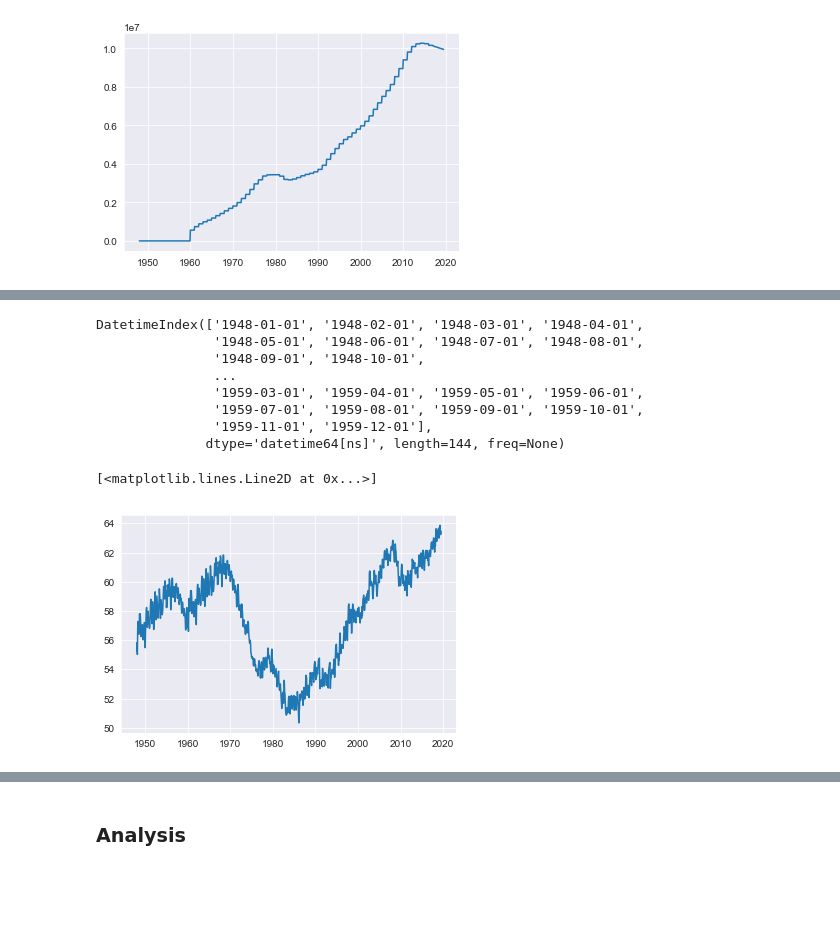
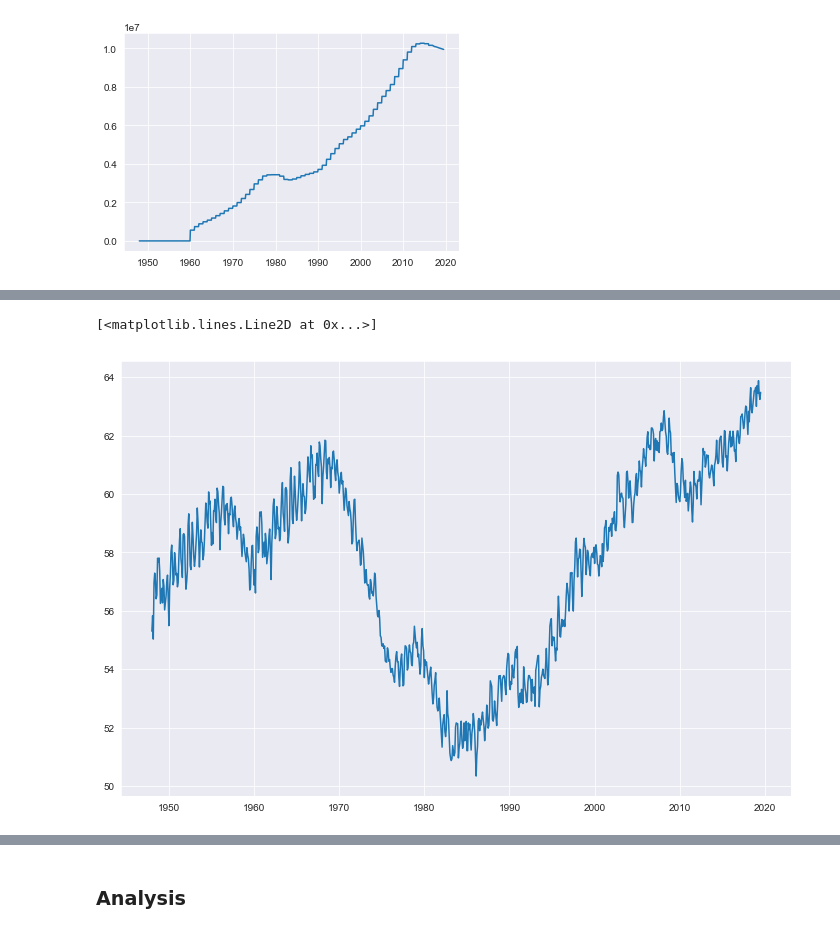
Before and after one commit to zapatos24/Employment_Prediction_LSTM_NN, a Jupyter notebook: mod_7_project.ipynb, the cells around one changed output, grey strips where cells are left out. Cells and saved outputs as stored; diff of their text form; code cells hidden in the pictures; blank space fills up the shorter version.

```diff
--- a/mod_7_project.ipynb
+++ b/mod_7_project.ipynb
@@ -1035,26 +1036,16 @@ plt.plot(interpolated_ssa)
 # %%
 full_df['SSA_disab'] = interpolated_ssa
-# %%
-full_df.index[full_df['Age_55-64_work_%'].isna()]
-# %% [output]
-DatetimeIndex(['1948-01-01', '1948-02-01', '1948-03-01', '1948-04-01',
-               '1948-05-01', '1948-06-01', '1948-07-01', '1948-08-01',
-               '1948-09-01', '1948-10-01',
-               ...
-               '1959-03-01', '1959-04-01', '1959-05-01', '1959-06-01',
-               '1959-07-01', '1959-08-01', '1959-09-01', '1959-10-01',
-               '1959-11-01', '1959-12-01'],
-              dtype='datetime64[ns]', length=144, freq=None)
 # %%
 temp_series = full_df['Age_55-64_work_%'] - full_df['Age_55-64_work_%'].shift(-144)
 temp_series = temp_series.interpolate(method='time', limit_direction='backward') + full_df['Age_55-64_work_%'].shift(-144)
 temp_series = temp_series[temp_series.index.year < 1960]
 interpolated_55_64 = temp_series.append(full_df[full_df.index.year >= 1960]['Age_55-64_work_%'])
 
+plt.figure(figsize=(12,8))
 plt.plot(interpolated_55_64)
 # %% [output]
 [<matplotlib.lines.Line2D at 0x...>]
-[figure, old version]
+[figure, new version]
 # %%
 full_df['Age_55-64_work_%'] = interpolated_55_64
 # %%
```
Also changed, not shown: parts of 25 cells of this notebook.
